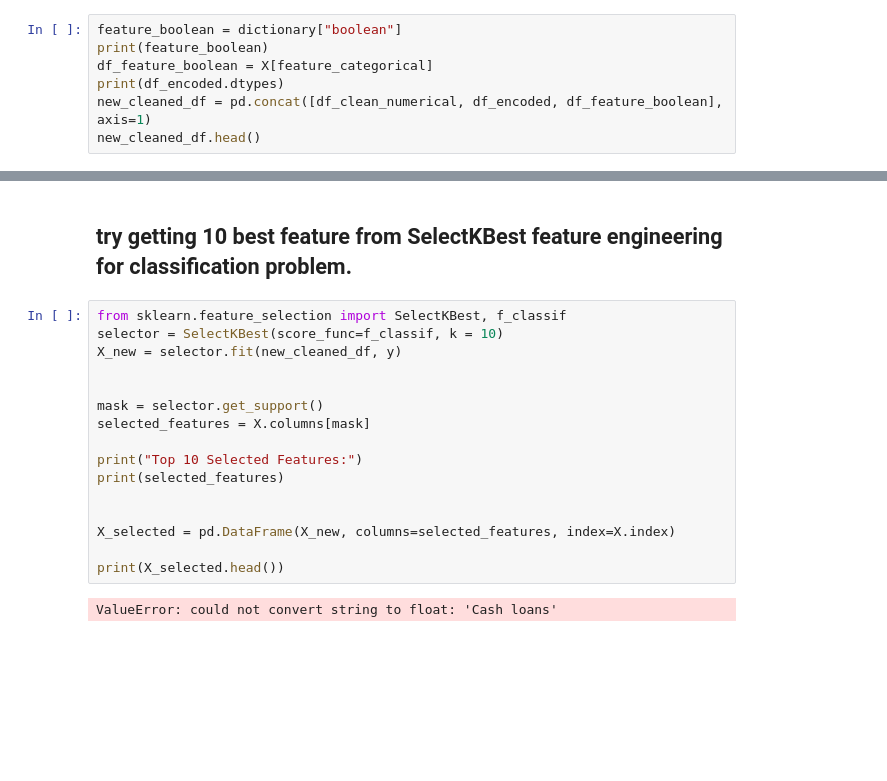
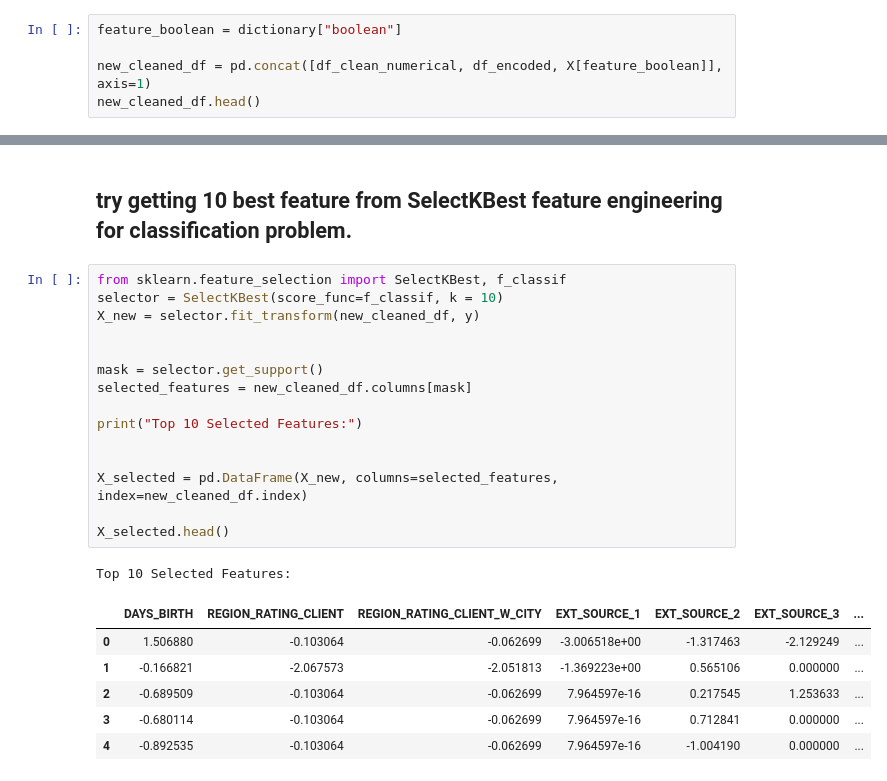
Before and after one commit to hhoow0093/IF441-B-MachineLearning-HomeCreditRisk-FinalProject, a Jupyter notebook: IF441-Machine-Learning-Project-Home-Credit-Risk-Final-Project.ipynb, the cells around one changed output, grey strips where cells are left out. Cells and saved outputs as stored; diff of their text form; blank space fills up the shorter version.

Commit message:
Selected top 10 best features from SelectKBest feature engineering techniques

```diff
--- a/IF441-Machine-Learning-Project-Home-Credit-Risk-Final-Project.ipynb
+++ b/IF441-Machine-Learning-Project-Home-Credit-Risk-Final-Project.ipynb
@@ -257,10 +258,8 @@ df encoded has  : 89 features
 ## Forming new cleaned Dataframe
 # %%
 feature_boolean = dictionary["boolean"]
-print(feature_boolean)
-df_feature_boolean = X[feature_categorical]
-print(df_encoded.dtypes)
-new_cleaned_df = pd.concat([df_clean_numerical, df_encoded, df_feature_boolean], axis=1)
+
+new_cleaned_df = pd.concat([df_clean_numerical, df_encoded, X[feature_boolean]], axis=1)
 new_cleaned_df.head()
 # %% [output]
 ['FLAG_MOBIL', 'FLAG_EMP_PHONE', 'FLAG_WORK_PHONE', 'FLAG_CONT_MOBILE', 'FLAG_PHONE', 'FLAG_EMAIL', 'REG_REGION_NOT_LIVE_REGION', 'REG_REGION_NOT_WORK_REGION', 'LIVE_REGION_NOT_WORK_REGION', 'REG_CITY ...
@@ -287,18 +286,23 @@ Length: 89, dtype: object
 # %%
 from sklearn.feature_selection import SelectKBest, f_classif
 selector = SelectKBest(score_func=f_classif, k = 10)
-X_new = selector.fit(new_cleaned_df, y)
+X_new = selector.fit_transform(new_cleaned_df, y)
 
 
 mask = selector.get_support()
-selected_features = X.columns[mask]
+selected_features = new_cleaned_df.columns[mask]
 
 print("Top 10 Selected Features:")
-print(selected_features)
 
 
-X_selected = pd.DataFrame(X_new, columns=selected_features, index=X.index)
+X_selected = pd.DataFrame(X_new, columns=selected_features, index=new_cleaned_df.index)
 
-print(X_selected.head())
+X_selected.head()
 # %% [output]
-ValueError: could not convert string to float: 'Cash loans'
+Top 10 Selected Features:
+|  | DAYS_BIRTH | REGION_RATING_CLIENT | REGION_RATING_CLIENT_W_CITY | EXT_SOURCE_1 | EXT_SOURCE_2 | EXT_SOURCE_3 | ... |
+| 0 | 1.506880 | -0.103064 | -0.062699 | -3.006518e+00 | -1.317463 | -2.129249 | ... |
+| 1 | -0.166821 | -2.067573 | -2.051813 | -1.369223e+00 | 0.565106 | 0.000000 | ... |
+| 2 | -0.689509 | -0.103064 | -0.062699 | 7.964597e-16 | 0.217545 | 1.253633 | ... |
+| 3 | -0.680114 | -0.103064 | -0.062699 | 7.964597e-16 | 0.712841 | 0.000000 | ... |
+| 4 | -0.892535 | -0.103064 | -0.062699 | 7.964597e-16 | -1.004190 | 0.000000 | ... |
```
Also changed, not shown: parts of 1 cell of this notebook.
